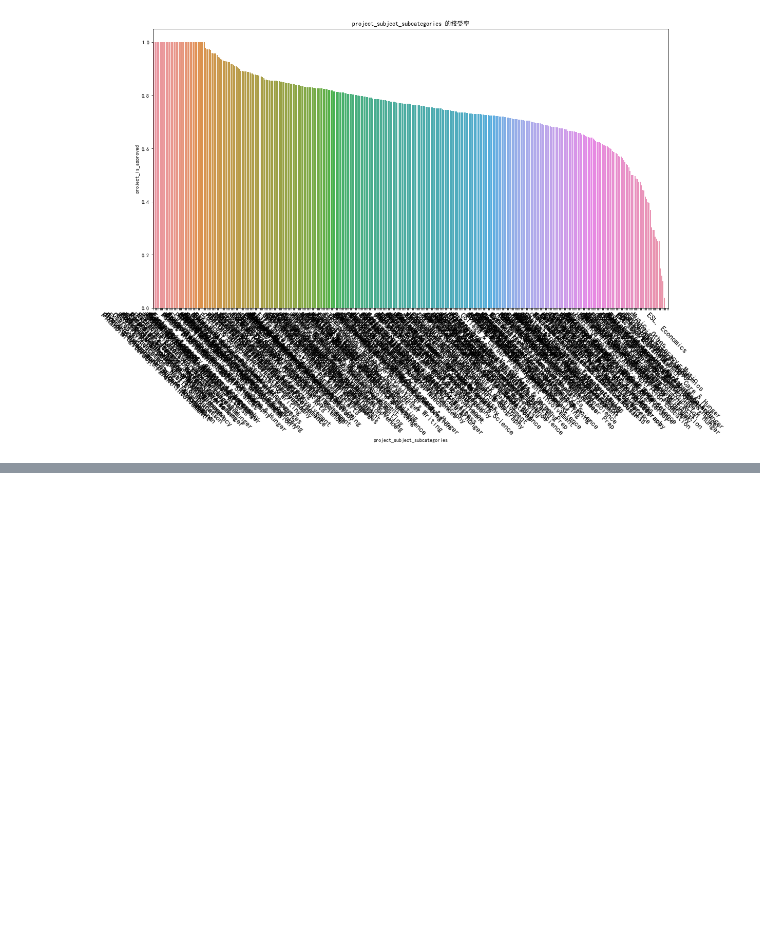
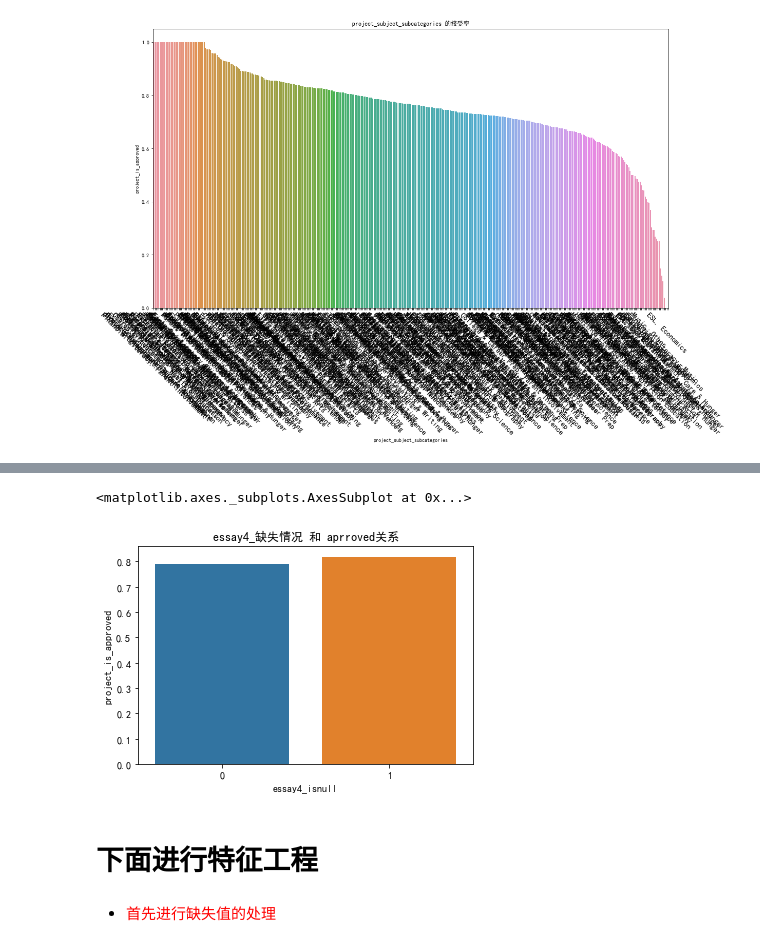
Before and after one commit to JJXiangJiaoJun/DonorsChoose.org-Application-Screening, a Jupyter notebook: NN.ipynb, the cells around one changed output, grey strips where cells are left out. Drawn from its saved outputs; the diff is of its cells as text; code cells hidden in the pictures; blank space fills up the shorter version.

```diff
--- a/NN.ipynb
+++ b/NN.ipynb
@@ -249,0 +290,11 @@ sns.barplot(x='project_subject_subcategories',y='project_is_approved',data =appr
+# %%
+approved_sort_by_essay4 = train_resource[['essay4_isnull','project_is_approved']].groupby(['essay4_isnull'],as_index= False).mean().sort_values(by='project_is_approved',ascending =False)
+plt.title(u'essay4_缺失情况 和 aprroved关系')
+sns.barplot(x='essay4_isnull',y='project_is_approved',data =approved_sort_by_essay4)
+# %% [output]
+<matplotlib.axes._subplots.AxesSubplot at 0x...>
+[figure, added]
+# %% [markdown]
+# 下面进行特征工程
+# %% [markdown]
+* <font color = red> 首先进行缺失值的处理
```
Also changed, not shown: parts of 26 cells of this notebook.
